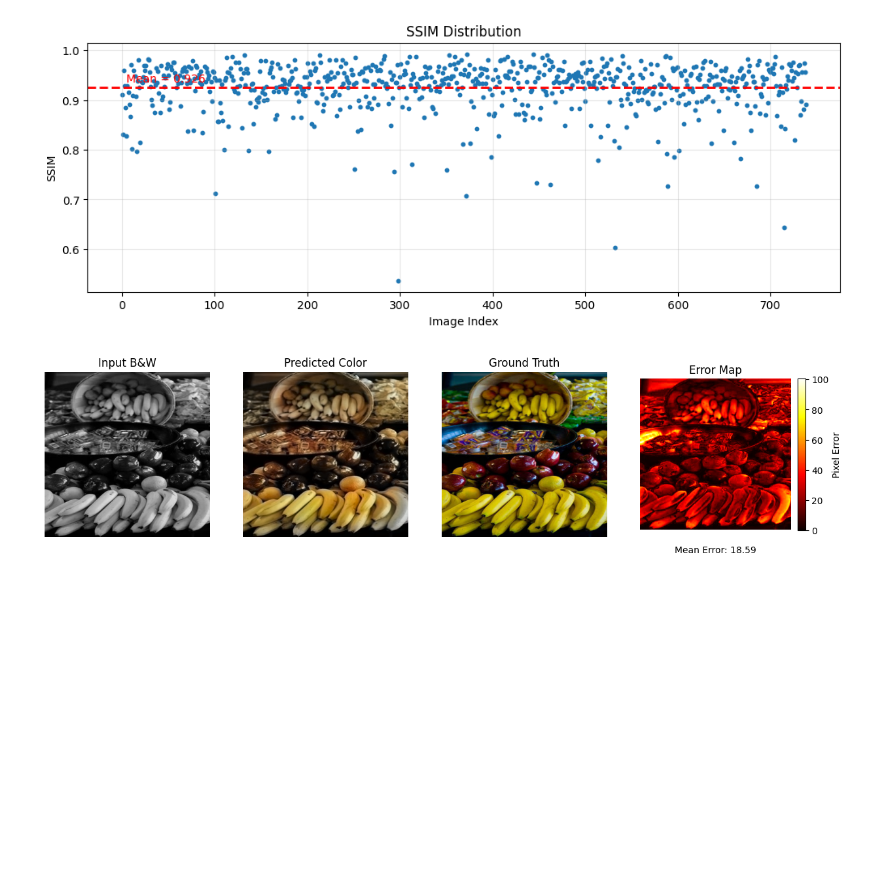
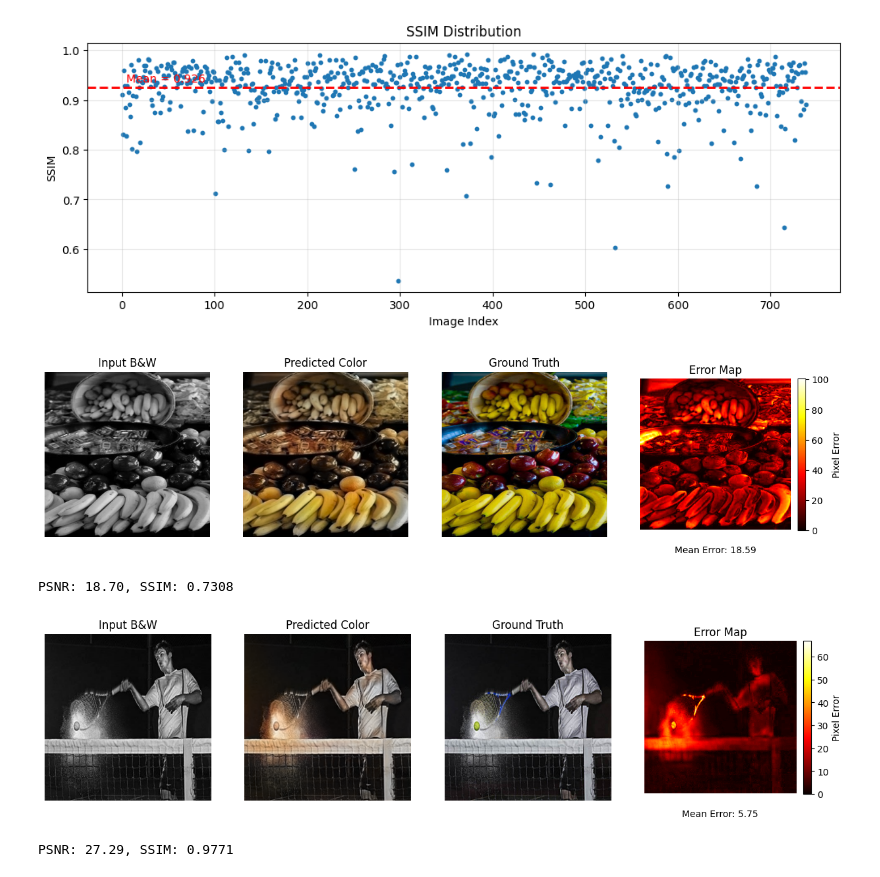
Before and after one commit to angelous/Color-Restoration, a Jupyter notebook: ResNet_tuning.ipynb, the cells around one changed output. Cells and saved outputs as stored; diff of their text form; code cells hidden in the pictures; blank space fills up the shorter version.

Commit message:
Add more example and show its PSNR & SSIM

```diff
--- a/ResNet_tuning.ipynb
+++ b/ResNet_tuning.ipynb
@@ -369,5 +369,14 @@ def show_result(gray_path, gt_path, pred_rgb):
 # %%
 psnr, ssim, pred_rgb = evaluate_image(model, test_bnw_images[462], test_color_images[462], device=device)
 show_result(test_bnw_images[462], test_color_images[462], pred_rgb)
+print(f"PSNR: {psnr:.2f}, SSIM: {ssim:.4f}")
 # %% [output]
 [figure]
+PSNR: 18.70, SSIM: 0.7308
+# %%
+psnr, ssim, pred_rgb = evaluate_image(model, test_bnw_images[463], test_color_images[463], device=device)
+show_result(test_bnw_images[463], test_color_images[463], pred_rgb)
+print(f"PSNR: {psnr:.2f}, SSIM: {ssim:.4f}")
+# %% [output]
+[figure, added]
+PSNR: 27.29, SSIM: 0.9771
```
Also changed, not shown: parts of 3 cells of this notebook.
